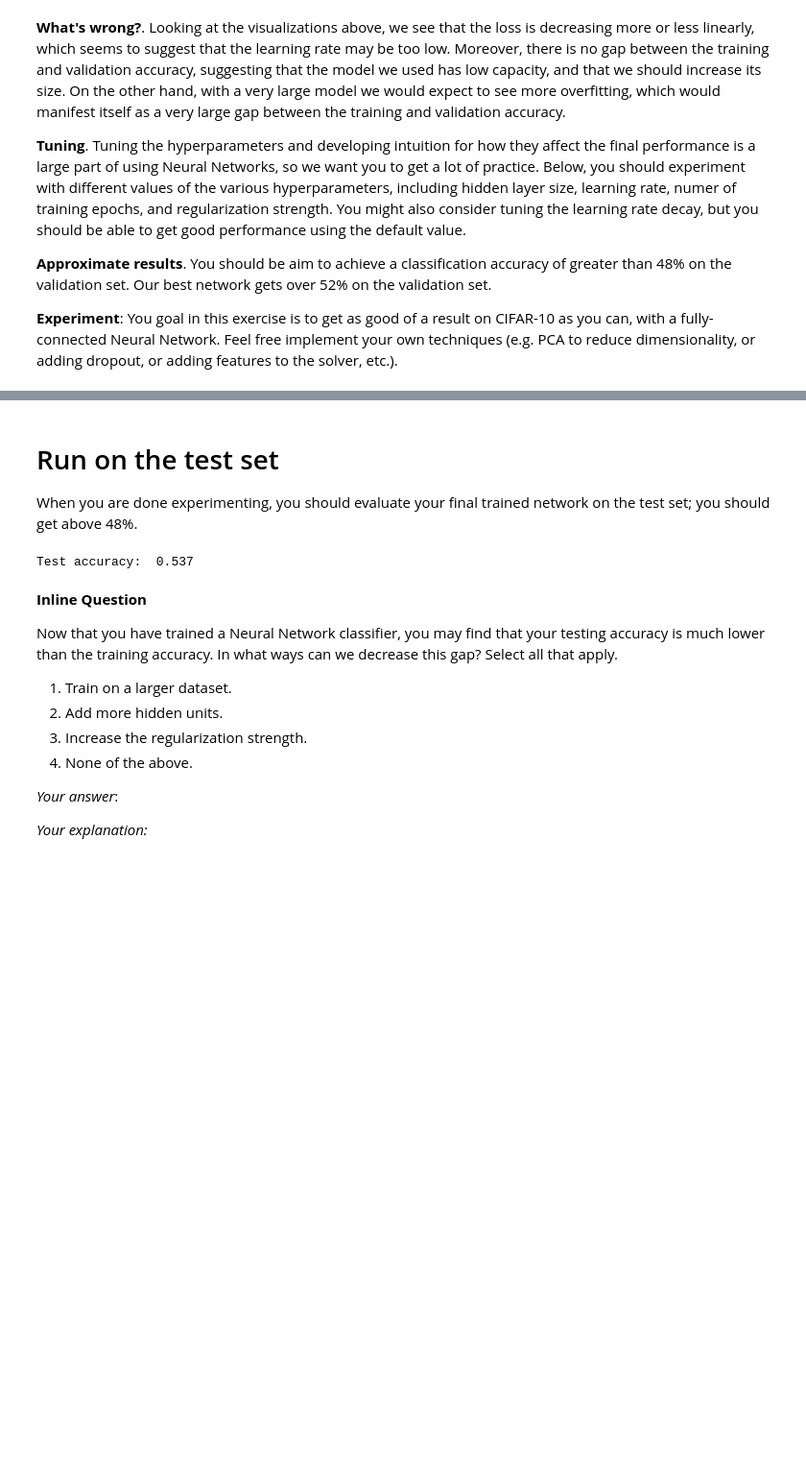
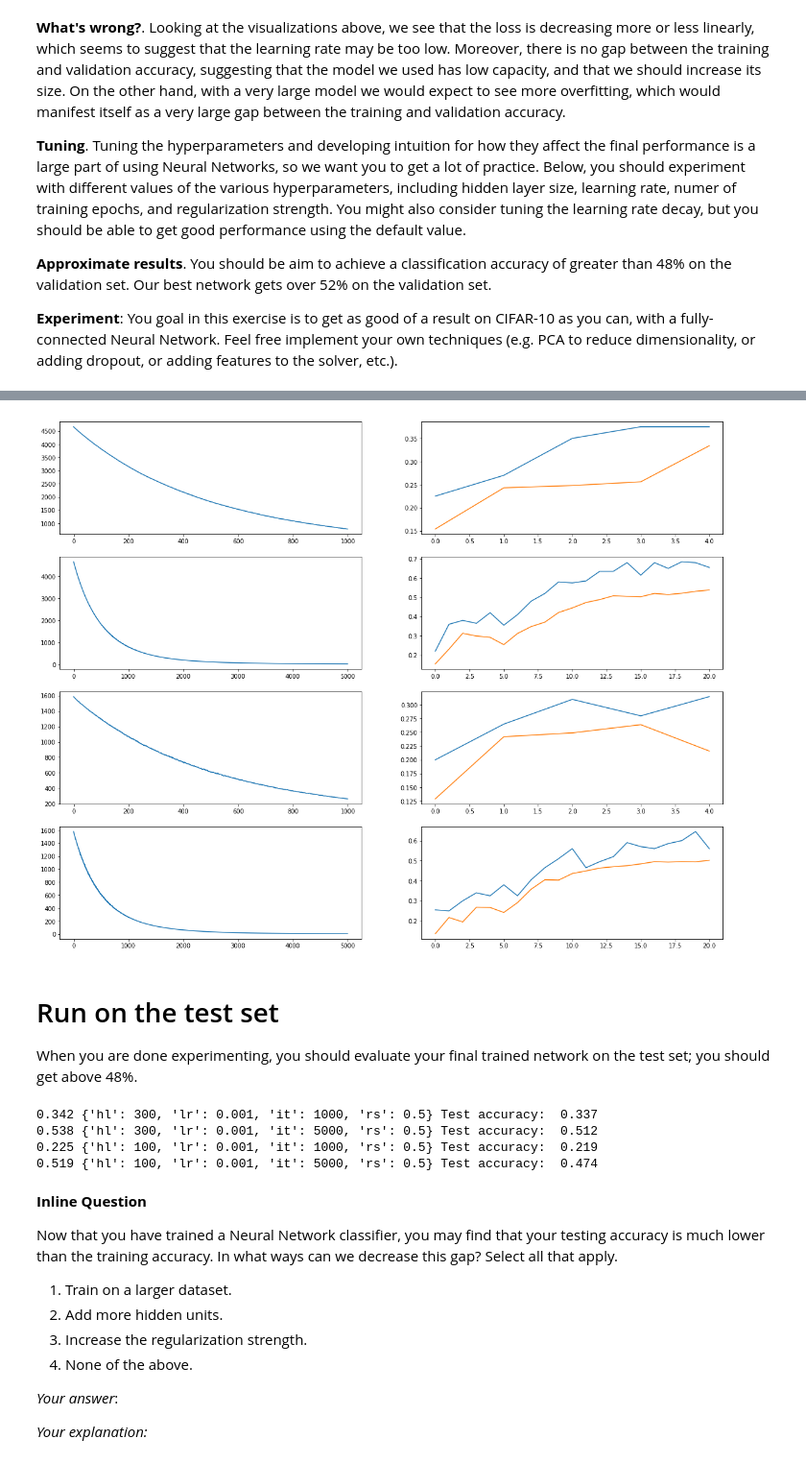
Before and after one commit to seb-afk/cs231n, a Jupyter notebook: assignment1/two_layer_net.ipynb, the cells around one changed output, grey strips where cells are left out. Shown at 96% size. Saved outputs shown, nothing was run; the diff lists cells and outputs as text; code cells hidden in the pictures; blank space fills up the shorter version.

```diff
--- a/assignment1/two_layer_net.ipynb
+++ b/assignment1/two_layer_net.ipynb
@@ -400,11 +387,37 @@ show_net_weights(best_net)
+# %%
+fig, axes = plt.subplots(4, 2)
+for i in range(len(model_list)):
+# Plot the loss function and train / validation accuracies
+#     plt.subplot(8, 2, i+1)
+    ax = axes[i, 0]
+    ax.plot(model_list[i]["stats"]['loss_history'])
+#     plt.title('Loss history. Parameters: ' + str(model_list[i]["parameters"]))
+#     plt.xlabel('Iteration')
+#     plt.ylabel('Loss')
+
+#     plt.subplot(8, 2, i+2)
+    ax = axes[i, 1]
+    ax.plot(model_list[i]["stats"]['train_acc_history'], label='train')
+    ax.plot(model_list[i]["stats"]['val_acc_history'], label='val')
+#     plt.title('Classification accuracy history. Parameters: ' + str(model_list[i]["parameters"]))
+#     plt.xlabel('Epoch')
+#     plt.ylabel('Clasification accuracy')
+#     plt.legend()
+#     plt.show()
+# %% [output]
+[figure, added]
 # %% [markdown]
 # Run on the test set
 When you are done experimenting, you should evaluate your final trained network on the test set; you should get above 48%.
 # %%
-test_acc = (best_net.predict(X_test) == y_test).mean()
-print('Test accuracy: ', test_acc)
+for model in model_list:
+    test_acc = (model["model"].predict(X_test) == y_test).mean()
+    print(model["val_acc"], model["parameters"],'Test accuracy: ', test_acc)
 # %% [output]
-Test accuracy:  0.537
+0.342 {'hl': 300, 'lr': 0.001, 'it': 1000, 'rs': 0.5} Test accuracy:  0.337
+0.538 {'hl': 300, 'lr': 0.001, 'it': 5000, 'rs': 0.5} Test accuracy:  0.512
+0.225 {'hl': 100, 'lr': 0.001, 'it': 1000, 'rs': 0.5} Test accuracy:  0.219
+0.519 {'hl': 100, 'lr': 0.001, 'it': 5000, 'rs': 0.5} Test accuracy:  0.474
 # %% [markdown]
 **Inline Question**
 
```
Also changed, not shown: parts of 7 cells of this notebook, 1 other file.
